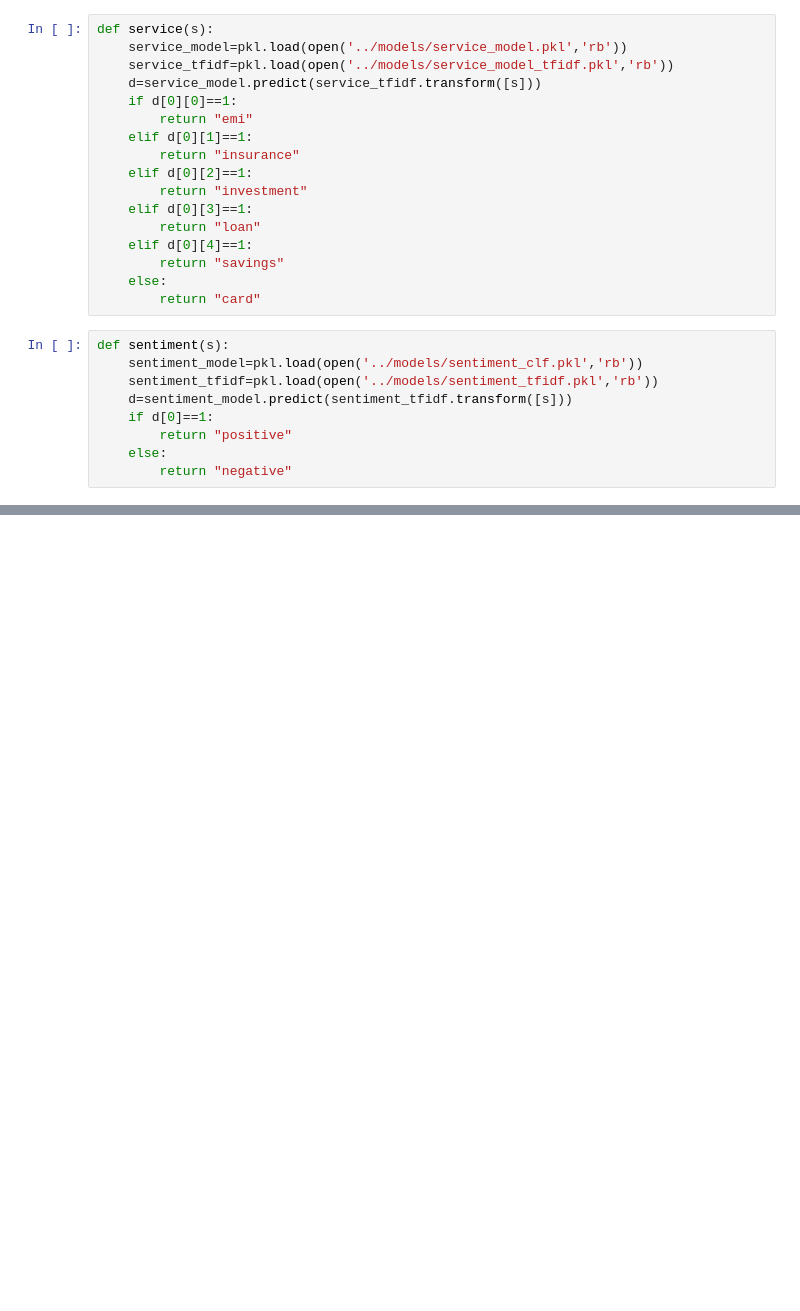
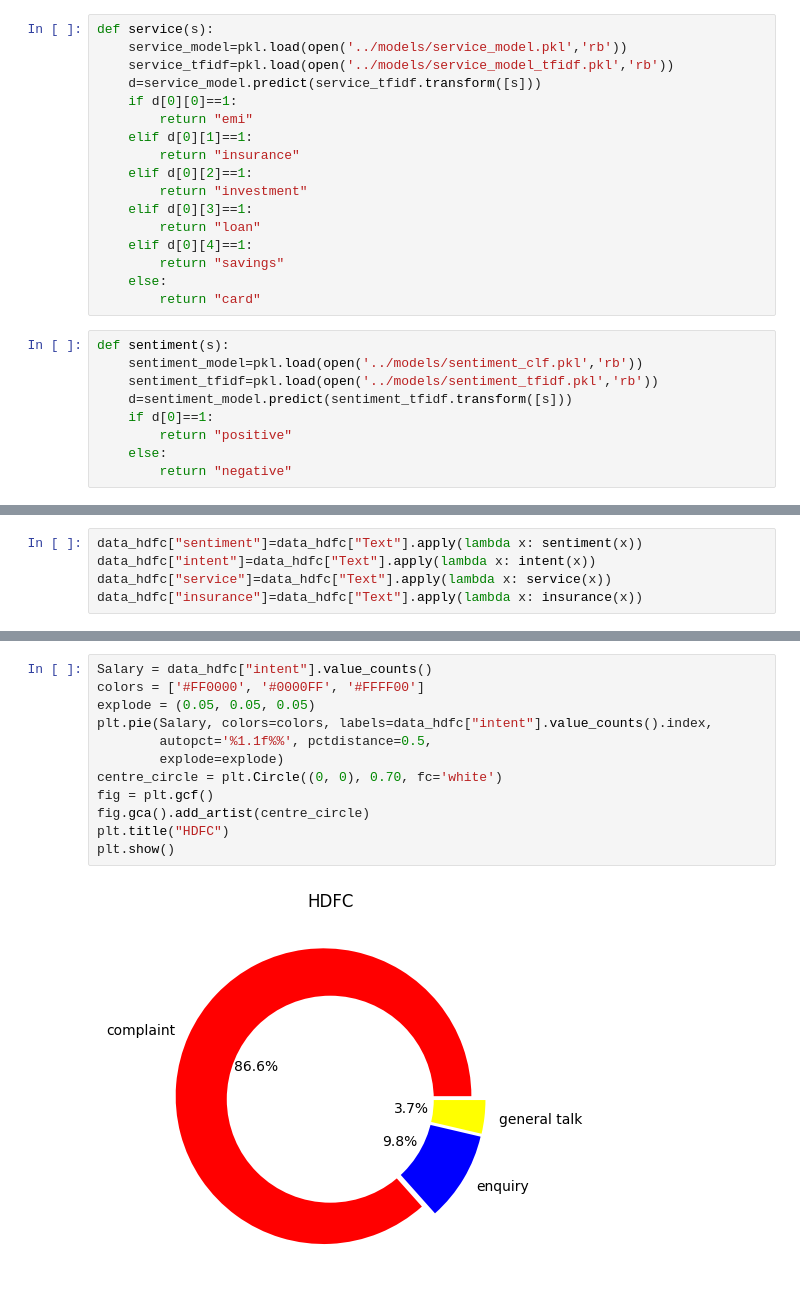
Before and after one commit to hackrx40/PS7-Github_Architects, a Jupyter notebook: ML/notebooks/competitorProcessing.ipynb, the cells around one changed output, grey strips where cells are left out. Saved outputs shown, nothing was run; the diff lists cells and outputs as text; blank space fills up the shorter version.

```diff
--- a/ML/notebooks/competitorProcessing.ipynb
+++ b/ML/notebooks/competitorProcessing.ipynb
@@ -115,0 +110,5 @@ data_tata
+# %%
+data_hdfc["sentiment"]=data_hdfc["Text"].apply(lambda x: sentiment(x))
+data_hdfc["intent"]=data_hdfc["Text"].apply(lambda x: intent(x))
+data_hdfc["service"]=data_hdfc["Text"].apply(lambda x: service(x))
+data_hdfc["insurance"]=data_hdfc["Text"].apply(lambda x: insurance(x))
@@ -115,0 +134,14 @@ data_tata
+# %%
+Salary = data_hdfc["intent"].value_counts()
+colors = ['#FF0000', '#0000FF', '#FFFF00']
+explode = (0.05, 0.05, 0.05)
+plt.pie(Salary, colors=colors, labels=data_hdfc["intent"].value_counts().index,
+        autopct='%1.1f%%', pctdistance=0.5,
+        explode=explode)
+centre_circle = plt.Circle((0, 0), 0.70, fc='white')
+fig = plt.gcf()
+fig.gca().add_artist(centre_circle)
+plt.title("HDFC")
+plt.show()
+# %% [output]
+[figure, added]
```
Also changed, not shown: parts of 28 cells of this notebook, 3 other files.
